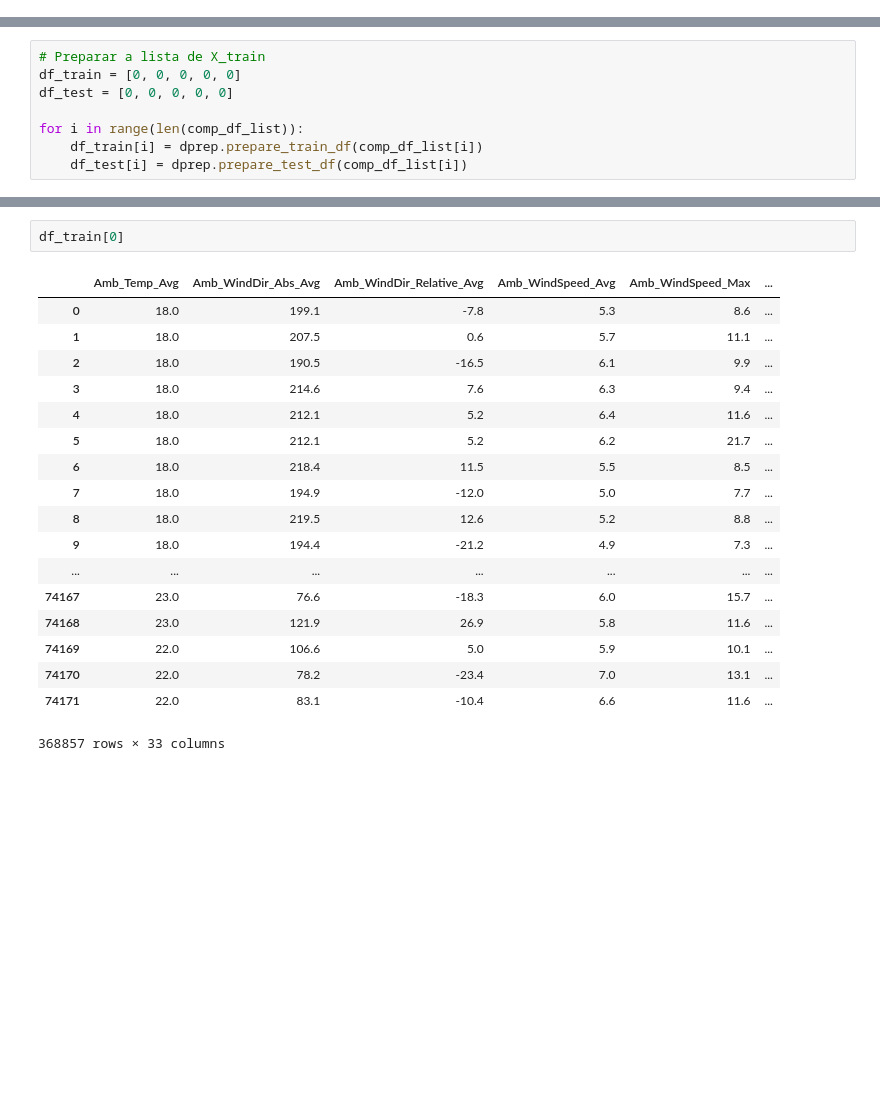
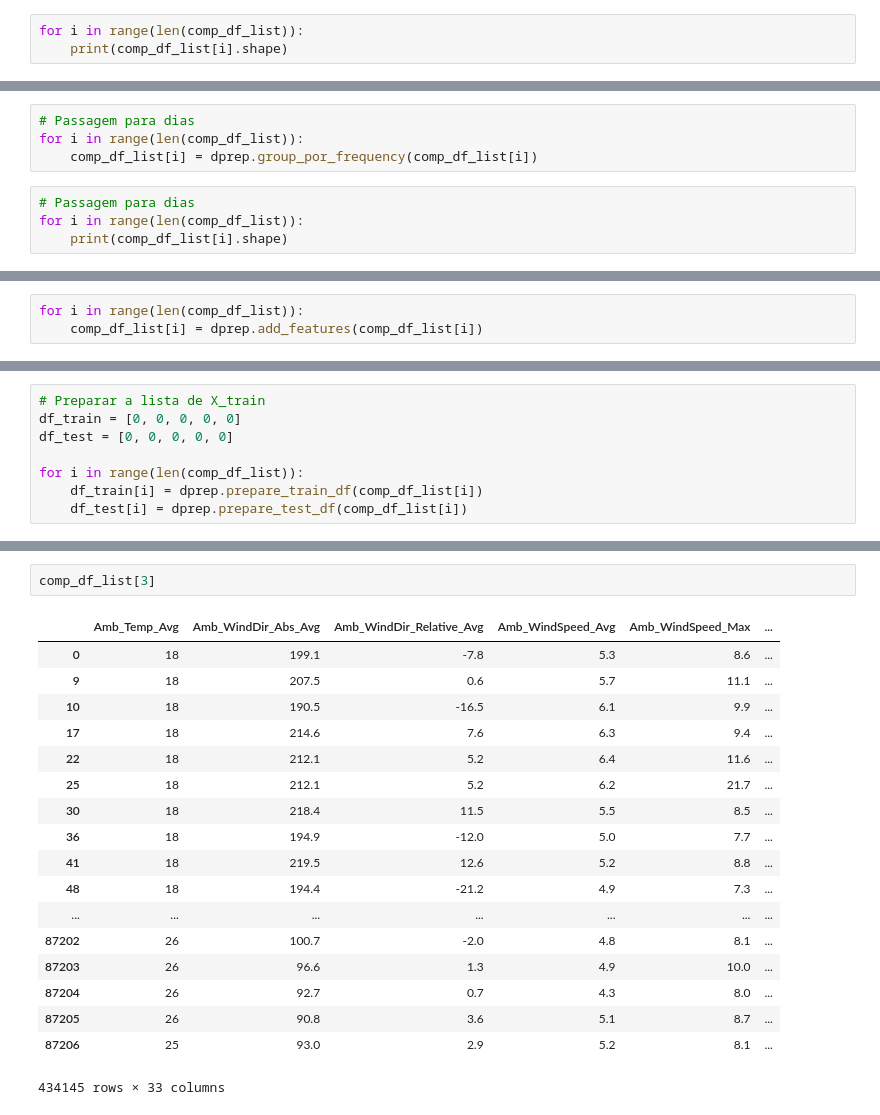
Before and after one commit to RicardoJPedro82/wmillfailprev, a Jupyter notebook: notebooks/Data_prep_clean.ipynb, the cells around one changed output, grey strips where cells are left out. Drawn from its saved outputs; the diff is of its cells as text; blank space fills up the shorter version.

```diff
--- a/notebooks/Data_prep_clean.ipynb
+++ b/notebooks/Data_prep_clean.ipynb
@@ -240,0 +240,3 @@ Index(['Amb_Temp_Avg', 'Amb_WindDir_Abs_Avg', 'Amb_WindDir_Relative_Avg',
+# %%
+for i in range(len(comp_df_list)):
+    print(comp_df_list[i].shape)
@@ -240,0 +249,8 @@ Index(['Amb_Temp_Avg', 'Amb_WindDir_Abs_Avg', 'Amb_WindDir_Relative_Avg',
+# %%
+# Passagem para dias
+for i in range(len(comp_df_list)):
+    comp_df_list[i] = dprep.group_por_frequency(comp_df_list[i])
+# %%
+# Passagem para dias
+for i in range(len(comp_df_list)):
+    print(comp_df_list[i].shape)
@@ -240,0 +265,3 @@ Index(['Amb_Temp_Avg', 'Amb_WindDir_Abs_Avg', 'Amb_WindDir_Relative_Avg',
+# %%
+for i in range(len(comp_df_list)):
+    comp_df_list[i] = dprep.add_features(comp_df_list[i])
@@ -266,21 +302,21 @@ x_test 4 com a forma (65290, 28)
-# %%
-df_train[0]
-# %% [output]
-|  | Amb_Temp_Avg | Amb_WindDir_Abs_Avg | Amb_WindDir_Relative_Avg | Amb_WindSpeed_Avg | Amb_WindSpeed_Max | ... |
-| 0 | 18.0 | 199.1 | -7.8 | 5.3 | 8.6 | ... |
-| 1 | 18.0 | 207.5 | 0.6 | 5.7 | 11.1 | ... |
-| 2 | 18.0 | 190.5 | -16.5 | 6.1 | 9.9 | ... |
-| 3 | 18.0 | 214.6 | 7.6 | 6.3 | 9.4 | ... |
-| 4 | 18.0 | 212.1 | 5.2 | 6.4 | 11.6 | ... |
-| 5 | 18.0 | 212.1 | 5.2 | 6.2 | 21.7 | ... |
-| 6 | 18.0 | 218.4 | 11.5 | 5.5 | 8.5 | ... |
-| 7 | 18.0 | 194.9 | -12.0 | 5.0 | 7.7 | ... |
-| 8 | 18.0 | 219.5 | 12.6 | 5.2 | 8.8 | ... |
-| 9 | 18.0 | 194.4 | -21.2 | 4.9 | 7.3 | ... |
-| ... | ... | ... | ... | ... | ... | ... |
-| 74167 | 23.0 | 76.6 | -18.3 | 6.0 | 15.7 | ... |
-| 74168 | 23.0 | 121.9 | 26.9 | 5.8 | 11.6 | ... |
-| 74169 | 22.0 | 106.6 | 5.0 | 5.9 | 10.1 | ... |
-| 74170 | 22.0 | 78.2 | -23.4 | 7.0 | 13.1 | ... |
-| 74171 | 22.0 | 83.1 | -10.4 | 6.6 | 11.6 | ... |
-368857 rows × 33 columns
+# %%
+comp_df_list[3]
+# %% [output]
+|  | Amb_Temp_Avg | Amb_WindDir_Abs_Avg | Amb_WindDir_Relative_Avg | Amb_WindSpeed_Avg | Amb_WindSpeed_Max | ... |
+| 0 | 18 | 199.1 | -7.8 | 5.3 | 8.6 | ... |
+| 9 | 18 | 207.5 | 0.6 | 5.7 | 11.1 | ... |
+| 10 | 18 | 190.5 | -16.5 | 6.1 | 9.9 | ... |
+| 17 | 18 | 214.6 | 7.6 | 6.3 | 9.4 | ... |
+| 22 | 18 | 212.1 | 5.2 | 6.4 | 11.6 | ... |
+| 25 | 18 | 212.1 | 5.2 | 6.2 | 21.7 | ... |
+| 30 | 18 | 218.4 | 11.5 | 5.5 | 8.5 | ... |
+| 36 | 18 | 194.9 | -12.0 | 5.0 | 7.7 | ... |
+| 41 | 18 | 219.5 | 12.6 | 5.2 | 8.8 | ... |
+| 48 | 18 | 194.4 | -21.2 | 4.9 | 7.3 | ... |
+| ... | ... | ... | ... | ... | ... | ... |
+| 87202 | 26 | 100.7 | -2.0 | 4.8 | 8.1 | ... |
+| 87203 | 26 | 96.6 | 1.3 | 4.9 | 10.0 | ... |
+| 87204 | 26 | 92.7 | 0.7 | 4.3 | 8.0 | ... |
+| 87205 | 26 | 90.8 | 3.6 | 5.1 | 8.7 | ... |
+| 87206 | 25 | 93.0 | 2.9 | 5.2 | 8.1 | ... |
+434145 rows × 33 columns
```
Also changed, not shown: parts of 13 cells of this notebook, 3 other files.
